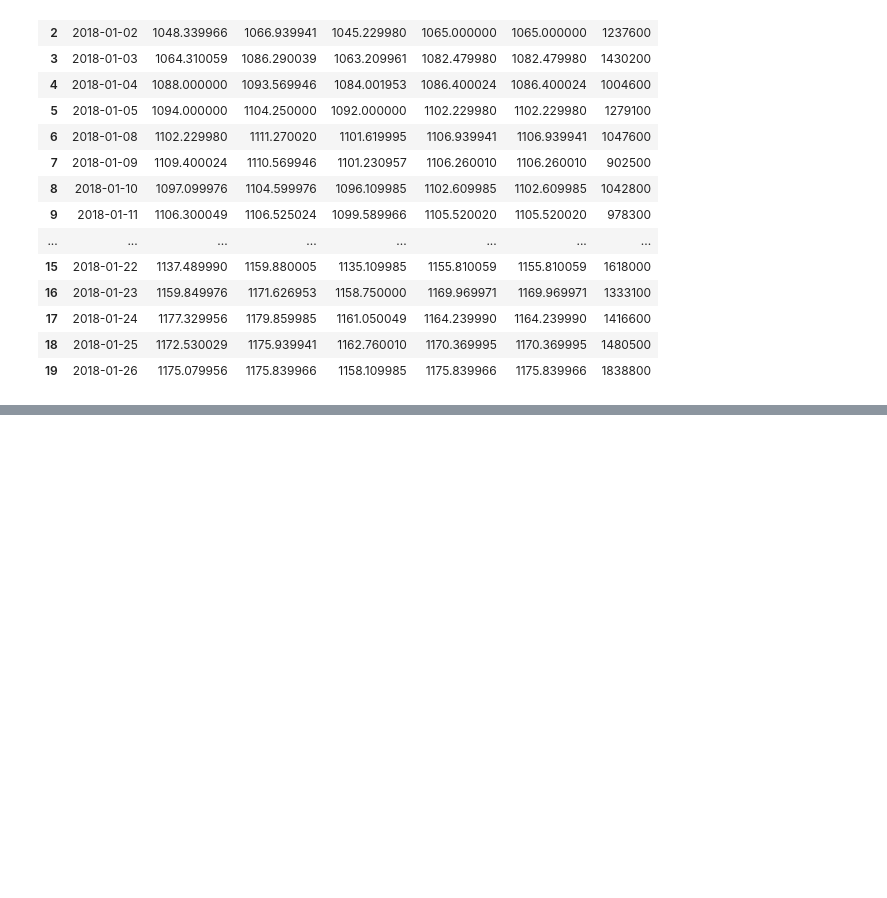
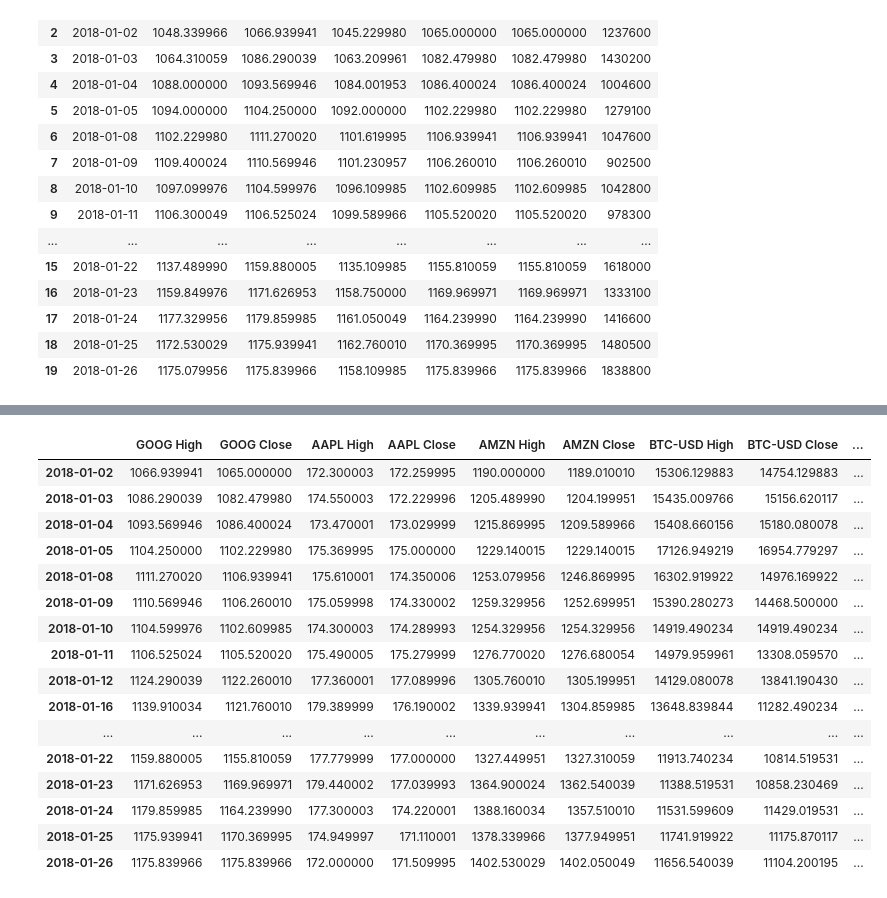
Before and after one commit to shreyasnivas/AI-Trading, a Jupyter notebook: trading-csv-slicing.ipynb, the cells around one changed output, grey strips where cells are left out. Saved outputs shown, nothing was run; the diff lists cells and outputs as text; code cells hidden in the pictures; blank space fills up the shorter version.

```diff
--- a/trading-csv-slicing.ipynb
+++ b/trading-csv-slicing.ipynb
@@ -45,0 +55,3 @@ def get_mean_volume():
+# %%
+dates = pd.date_range('2018-01-02', '2018-01-26')
+symbols = ['GOOG', 'AAPL', 'AMZN', 'BTC-USD', 'XRP-USD', 'XLM-USD']
@@ -45,0 +69,27 @@ def get_mean_volume():
+# %%
+df1 = pd.DataFrame(index=dates)
+# print(df1)
+# %%
+for symbol in symbols:
+    temp_df = pd.read_csv('{}.csv'.format(symbol), index_col="Date", parse_dates=True, usecols=['Date', 'High', 'Adj Close'], na_values=['NaN'])
+    temp_df = temp_df.rename(columns={'Adj Close': symbol + ' Close ', 'High':symbol + ' High '})
+    df1 = df1.join(temp_df, how='inner').dropna()
+df1
+# %% [output]
+|  | GOOG High | GOOG Close | AAPL High | AAPL Close | AMZN High | AMZN Close | BTC-USD High | BTC-USD Close | ... |
+| 2018-01-02 | 1066.939941 | 1065.000000 | 172.300003 | 172.259995 | 1190.000000 | 1189.010010 | 15306.129883 | 14754.129883 | ... |
+| 2018-01-03 | 1086.290039 | 1082.479980 | 174.550003 | 172.229996 | 1205.489990 | 1204.199951 | 15435.009766 | 15156.620117 | ... |
+| 2018-01-04 | 1093.569946 | 1086.400024 | 173.470001 | 173.029999 | 1215.869995 | 1209.589966 | 15408.660156 | 15180.080078 | ... |
+| 2018-01-05 | 1104.250000 | 1102.229980 | 175.369995 | 175.000000 | 1229.140015 | 1229.140015 | 17126.949219 | 16954.779297 | ... |
+| 2018-01-08 | 1111.270020 | 1106.939941 | 175.610001 | 174.350006 | 1253.079956 | 1246.869995 | 16302.919922 | 14976.169922 | ... |
+| 2018-01-09 | 1110.569946 | 1106.260010 | 175.059998 | 174.330002 | 1259.329956 | 1252.699951 | 15390.280273 | 14468.500000 | ... |
+| 2018-01-10 | 1104.599976 | 1102.609985 | 174.300003 | 174.289993 | 1254.329956 | 1254.329956 | 14919.490234 | 14919.490234 | ... |
+| 2018-01-11 | 1106.525024 | 1105.520020 | 175.490005 | 175.279999 | 1276.770020 | 1276.680054 | 14979.959961 | 13308.059570 | ... |
+| 2018-01-12 | 1124.290039 | 1122.260010 | 177.360001 | 177.089996 | 1305.760010 | 1305.199951 | 14129.080078 | 13841.190430 | ... |
+| 2018-01-16 | 1139.910034 | 1121.760010 | 179.389999 | 176.190002 | 1339.939941 | 1304.859985 | 13648.839844 | 11282.490234 | ... |
+| ... | ... | ... | ... | ... | ... | ... | ... | ... | ... |
+| 2018-01-22 | 1159.880005 | 1155.810059 | 177.779999 | 177.000000 | 1327.449951 | 1327.310059 | 11913.740234 | 10814.519531 | ... |
+| 2018-01-23 | 1171.626953 | 1169.969971 | 179.440002 | 177.039993 | 1364.900024 | 1362.540039 | 11388.519531 | 10858.230469 | ... |
+| 2018-01-24 | 1179.859985 | 1164.239990 | 177.300003 | 174.220001 | 1388.160034 | 1357.510010 | 11531.599609 | 11429.019531 | ... |
+| 2018-01-25 | 1175.939941 | 1170.369995 | 174.949997 | 171.110001 | 1378.339966 | 1377.949951 | 11741.919922 | 11175.870117 | ... |
+| 2018-01-26 | 1175.839966 | 1175.839966 | 172.000000 | 171.509995 | 1402.530029 | 1402.050049 | 11656.540039 | 11104.200195 | ... |
```
Also changed, not shown: parts of 12 cells of this notebook, 4 other files.
